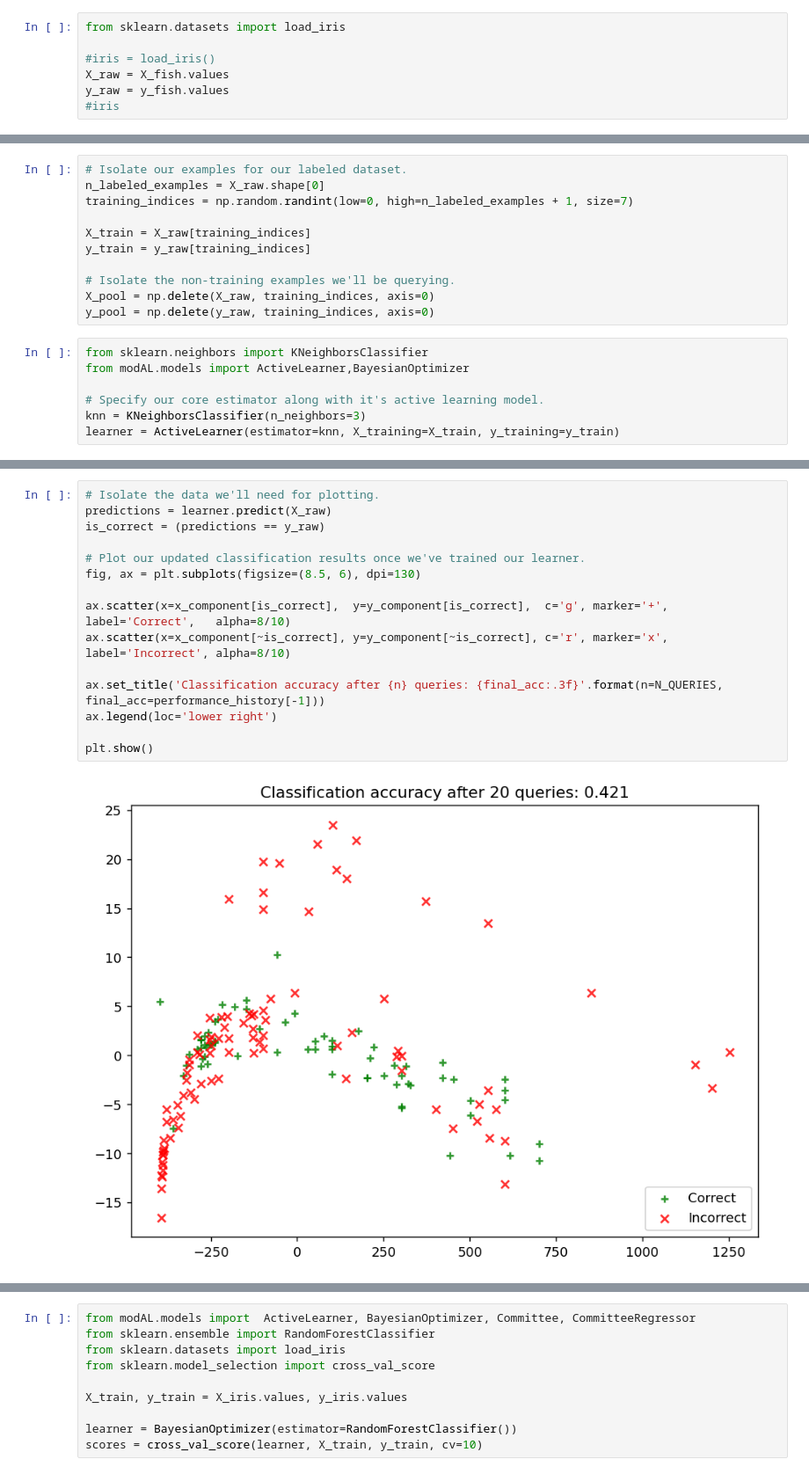
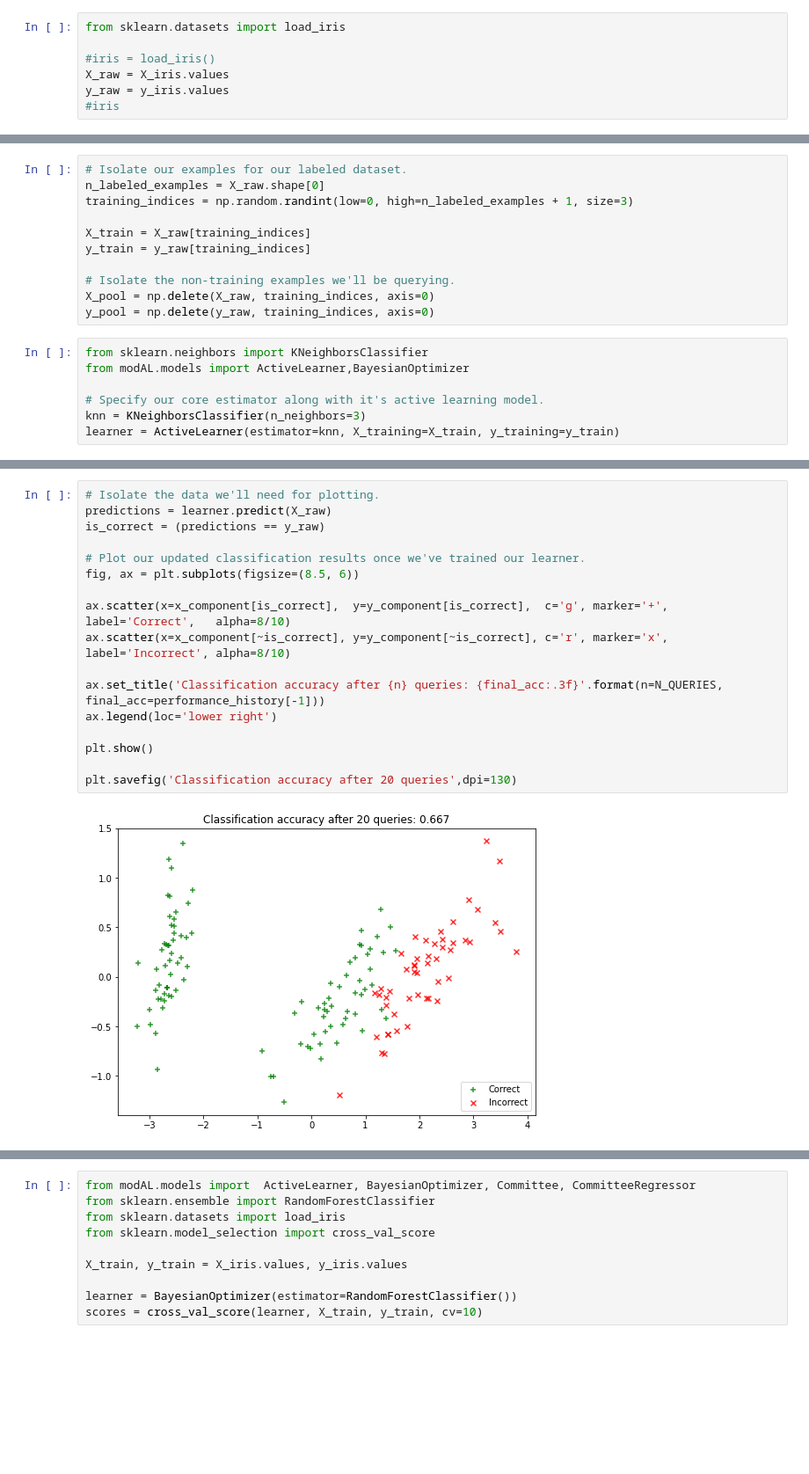
Before and after one commit to weijhenyujhou/Active-Learning, a Jupyter notebook: Active_Learning.ipynb, the cells around one changed output, grey strips where cells are left out. Shown at 88% size. Cells and saved outputs as stored; diff of their text form; blank space fills up the shorter version.

```diff
--- a/Active_Learning.ipynb
+++ b/Active_Learning.ipynb
@@ -104,8 +104,8 @@ np.random.seed(RANDOM_STATE_SEED)
 from sklearn.datasets import load_iris
 
 #iris = load_iris()
-X_raw = X_fish.values
-y_raw = y_fish.values
+X_raw = X_iris.values
+y_raw = y_iris.values
 #iris
 # %%
 from sklearn.decomposition import PCA
@@ -131,7 +133,7 @@ plt.show()
 # %%
 # Isolate our examples for our labeled dataset.
 n_labeled_examples = X_raw.shape[0]
-training_indices = np.random.randint(low=0, high=n_labeled_examples + 1, size=7)
+training_indices = np.random.randint(low=0, high=n_labeled_examples + 1, size=3)
 
 X_train = X_raw[training_indices]
 y_train = y_raw[training_indices]
@@ -241,17 +248,19 @@ plt.show()
 # %%
 # Isolate the data we'll need for plotting.
 predictions = learner.predict(X_raw)
 is_correct = (predictions == y_raw)
 
 # Plot our updated classification results once we've trained our learner.
-fig, ax = plt.subplots(figsize=(8.5, 6), dpi=130)
+fig, ax = plt.subplots(figsize=(8.5, 6))
 
 ax.scatter(x=x_component[is_correct],  y=y_component[is_correct],  c='g', marker='+', label='Correct',   alpha=8/10)
 ax.scatter(x=x_component[~is_correct], y=y_component[~is_correct], c='r', marker='x', label='Incorrect', alpha=8/10)
 
 ax.set_title('Classification accuracy after {n} queries: {final_acc:.3f}'.format(n=N_QUERIES, final_acc=performance_history[-1]))
 ax.legend(loc='lower right')
 
 plt.show()
+
+plt.savefig('Classification accuracy after 20 queries',dpi=130)
 # %% [output]
-[figure, old version]
+[figure, new version]
```
Also changed, not shown: parts of 8 cells of this notebook.
